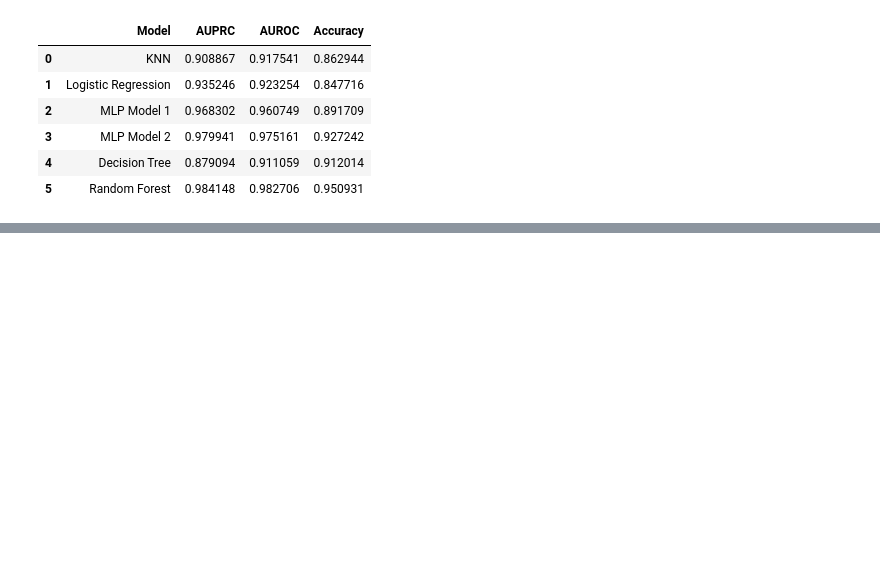
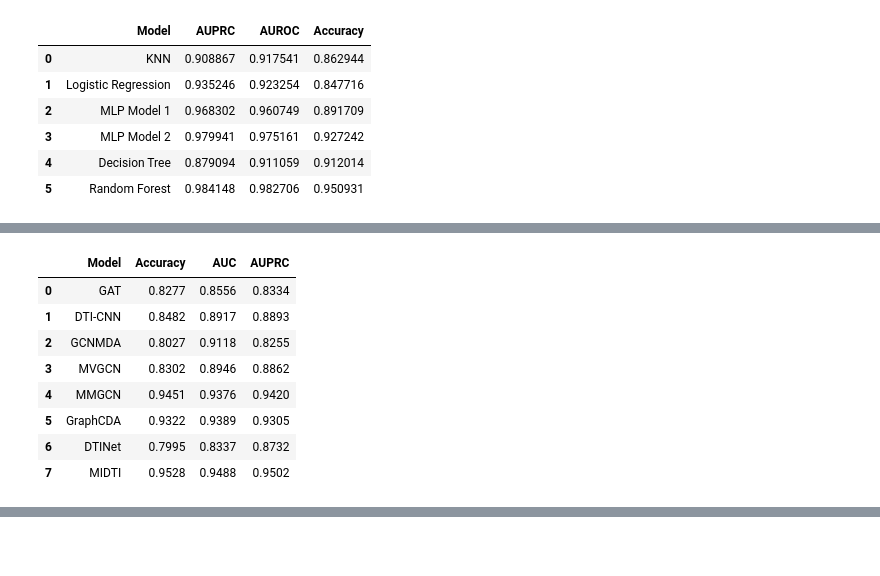
Before and after one commit to ARIASHA/MiRAGE_DTI, a Jupyter notebook: Codes/IonChannel.ipynb, the cells around one changed output, grey strips where cells are left out. Cells and saved outputs as stored; diff of their text form; code cells hidden in the pictures; blank space fills up the shorter version.

```diff
--- a/Codes/IonChannel.ipynb
+++ b/Codes/IonChannel.ipynb
@@ -1294,0 +1722,29 @@ weighted avg       0.95      0.95      0.95       591
+# %%
+data = {
+    "Model": [
+        "GAT", "DTI-CNN", "GCNMDA", "MVGCN", "MMGCN", "GraphCDA", "DTINet", "MIDTI",
+    ],
+    "Accuracy": [
+        0.8277, 0.8482, 0.8027, 0.8302, 0.9451, 0.9322, 0.7995, 0.9528
+    ],
+    "AUC": [
+        0.8556, 0.8917, 0.9118, 0.8946, 0.9376, 0.9389, 0.8337, 0.9488
+    ],
+    "AUPRC": [
+        0.8334, 0.8893, 0.8255, 0.8862, 0.9420, 0.9305, 0.8732, 0.9502
+    ]
+}
+
+# Create a DataFrame
+other_models = pd.DataFrame(data)
+other_models
+# %% [output]
+|  | Model | Accuracy | AUC | AUPRC |
+| 0 | GAT | 0.8277 | 0.8556 | 0.8334 |
+| 1 | DTI-CNN | 0.8482 | 0.8917 | 0.8893 |
+| 2 | GCNMDA | 0.8027 | 0.9118 | 0.8255 |
+| 3 | MVGCN | 0.8302 | 0.8946 | 0.8862 |
+| 4 | MMGCN | 0.9451 | 0.9376 | 0.9420 |
+| 5 | GraphCDA | 0.9322 | 0.9389 | 0.9305 |
+| 6 | DTINet | 0.7995 | 0.8337 | 0.8732 |
+| 7 | MIDTI | 0.9528 | 0.9488 | 0.9502 |
```
Also changed, not shown: parts of 18 cells of this notebook, 3 other files.
